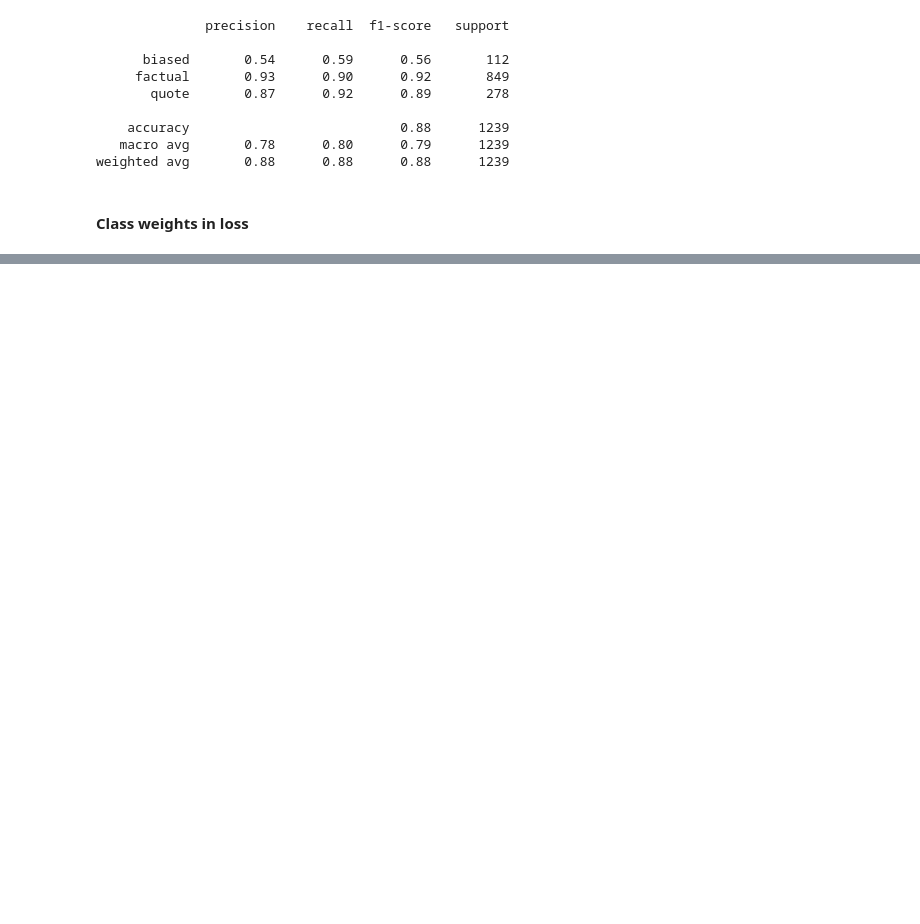
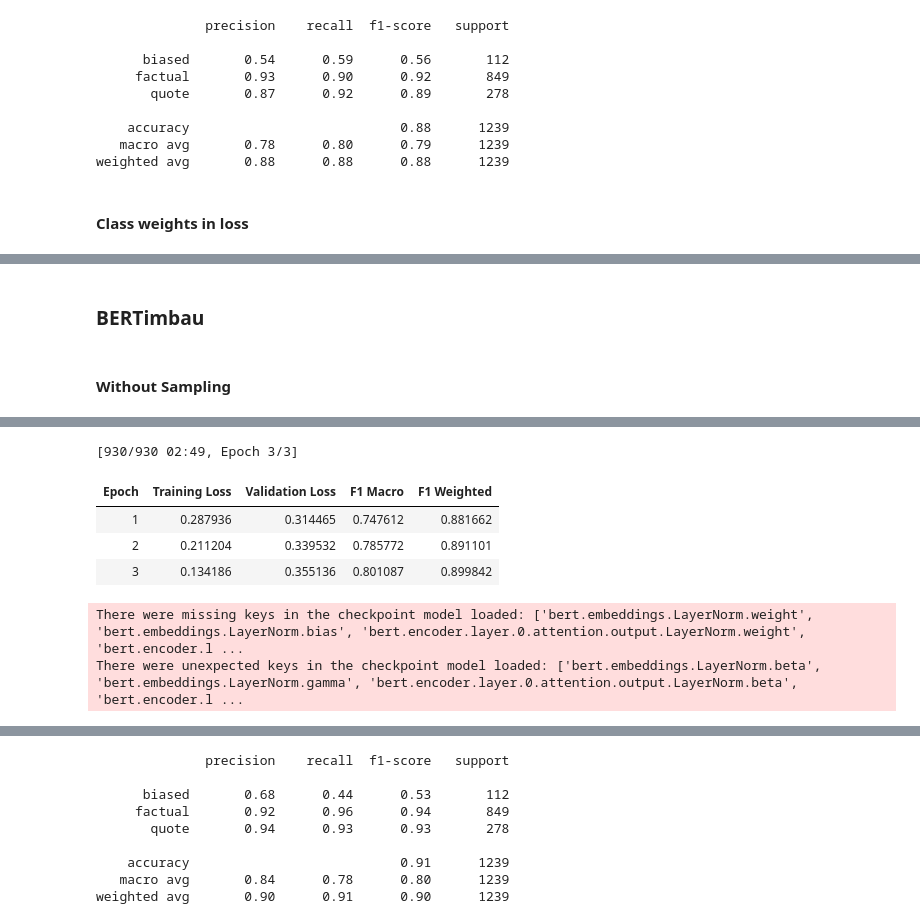
Before and after one commit to tomast100/PLN_Project, a Jupyter notebook: assignment_2.ipynb, the cells around one changed output, grey strips where cells are left out. Drawn from its saved outputs; the diff is of its cells as text; code cells hidden in the pictures; blank space fills up the shorter version.

Commit message:
BERTimbau implemented

```diff
--- a/assignment_2.ipynb
+++ b/assignment_2.ipynb
@@ -541,3 +539,64 @@ There were unexpected keys in the checkpoint model loaded: ['bert.embeddings.Lay
     accuracy                           0.88      1239
    macro avg       0.79      0.81      0.80      1239
 weighted avg       0.89      0.88      0.89      1239
+# %% [markdown]
+### BERTimbau
+# %% [markdown]
+#### Without Sampling
+# %%
+# ── BERTimbau ────────────────────────────────────────────────────────────────
+BERTIMBAU_NAME = "neuralmind/bert-base-portuguese-cased"
+
+tokenizer_bi = AutoTokenizer.from_pretrained(
+    BERTIMBAU_NAME,
+    do_lower_case=False
+)
+
+def tokenize_bi(batch):
+    return tokenizer_bi(
+        batch["sentences"],
+        truncation=True,
+        padding="max_length",
+        max_length=128
+    )
+
+
+train_ds_bi = Dataset.from_pandas(
+    train_df[["sentences", "label_id"]].rename(columns={"label_id": "labels"})
+)
+test_ds_bi = Dataset.from_pandas(
+    test_df[["sentences", "label_id"]].rename(columns={"label_id": "labels"})
+)
+
+train_ds_bi = train_ds_bi.map(tokenize_bi, batched=True)
+test_ds_bi  = test_ds_bi.map(tokenize_bi,  batched=True)
+
+train_ds_bi.set_format("torch", columns=["input_ids", "attention_mask", "labels"])
+test_ds_bi.set_format("torch",  columns=["input_ids", "attention_mask", "labels"])
+
+
+model_bi = AutoModelForSequenceClassification.from_pretrained(
+    BERTIMBAU_NAME,
+    num_labels=3,
+    id2label=id2label,
+    label2id=label2id
+)
+
+
+trainer_bi = Trainer(
+    model=model_bi,
+    args=training_args,
+    train_dataset=train_ds_bi,
+    eval_dataset=test_ds_bi,
+    compute_metrics=compute_metrics,
+)
+
+trainer_bi.train()
+
+preds_bi = trainer_bi.predict(test_ds_bi)
+y_pred_bi = np.argmax(preds_bi.predictions, axis=-1)
+print(classification_report(
+    test_df["label_id"].values, y_pred_bi,
+    target_names=["biased", "factual", "quote"]
+))
+# %% [output]
@@ -543,0 +620,7 @@ weighted avg       0.89      0.88      0.89      1239
+[930/930 02:49, Epoch 3/3]
+| Epoch | Training Loss | Validation Loss | F1 Macro | F1 Weighted |
+| 1 | 0.287936 | 0.314465 | 0.747612 | 0.881662 |
+| 2 | 0.211204 | 0.339532 | 0.785772 | 0.891101 |
+| 3 | 0.134186 | 0.355136 | 0.801087 | 0.899842 |
+There were missing keys in the checkpoint model loaded: ['bert.embeddings.LayerNorm.weight', 'bert.embeddings.LayerNorm.bias', 'bert.encoder.layer.0.attention.output.LayerNorm.weight', 'bert.encoder.l ...
+There were unexpected keys in the checkpoint model loaded: ['bert.embeddings.LayerNorm.beta', 'bert.embeddings.LayerNorm.gamma', 'bert.encoder.layer.0.attention.output.LayerNorm.beta', 'bert.encoder.l ...
@@ -543,0 +628,9 @@ weighted avg       0.89      0.88      0.89      1239
+              precision    recall  f1-score   support
+
+      biased       0.68      0.44      0.53       112
+     factual       0.92      0.96      0.94       849
+       quote       0.94      0.93      0.93       278
+
+    accuracy                           0.91      1239
+   macro avg       0.84      0.78      0.80      1239
+weighted avg       0.90      0.91      0.90      1239
```
Also changed, not shown: parts of 14 cells of this notebook.
